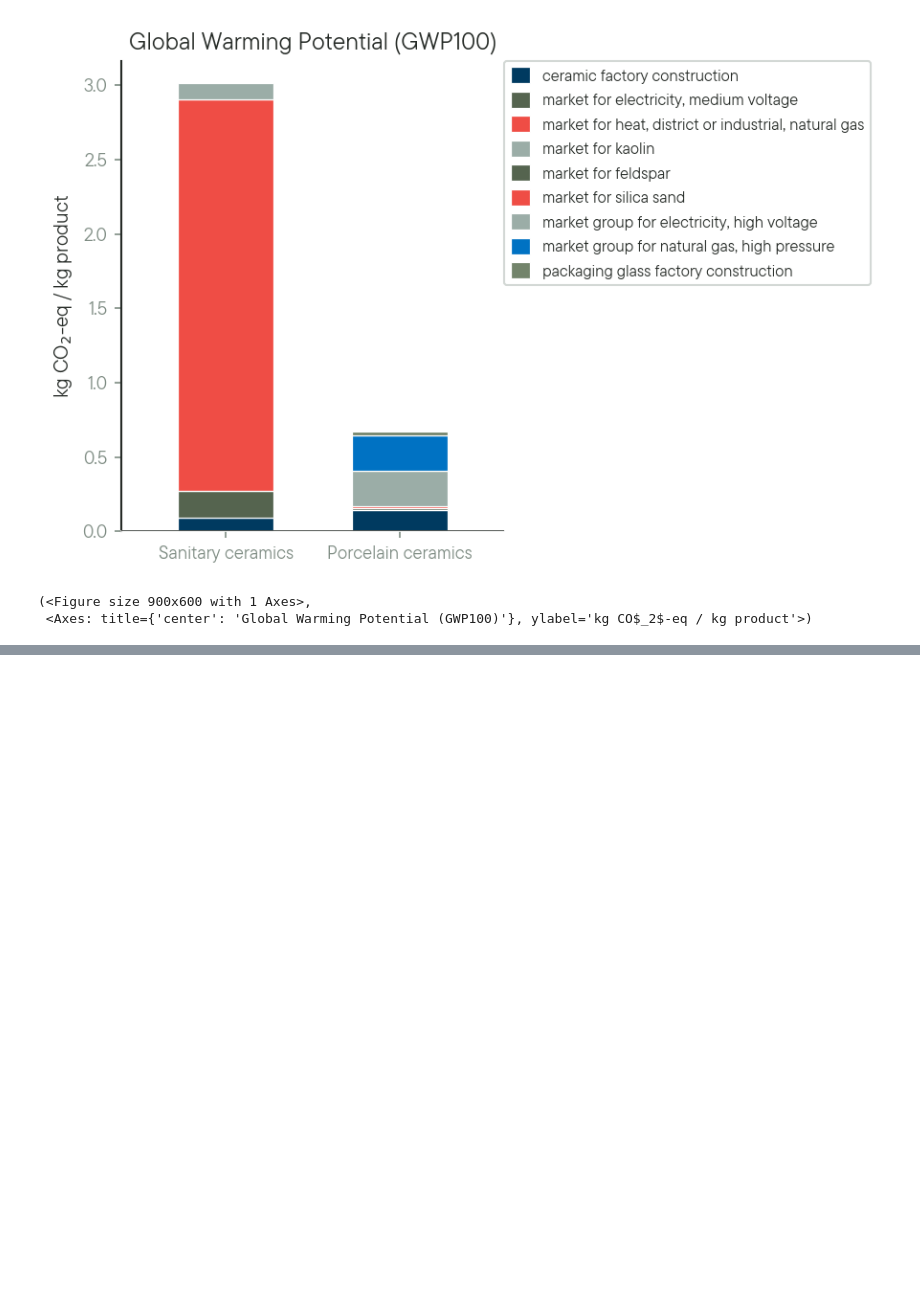
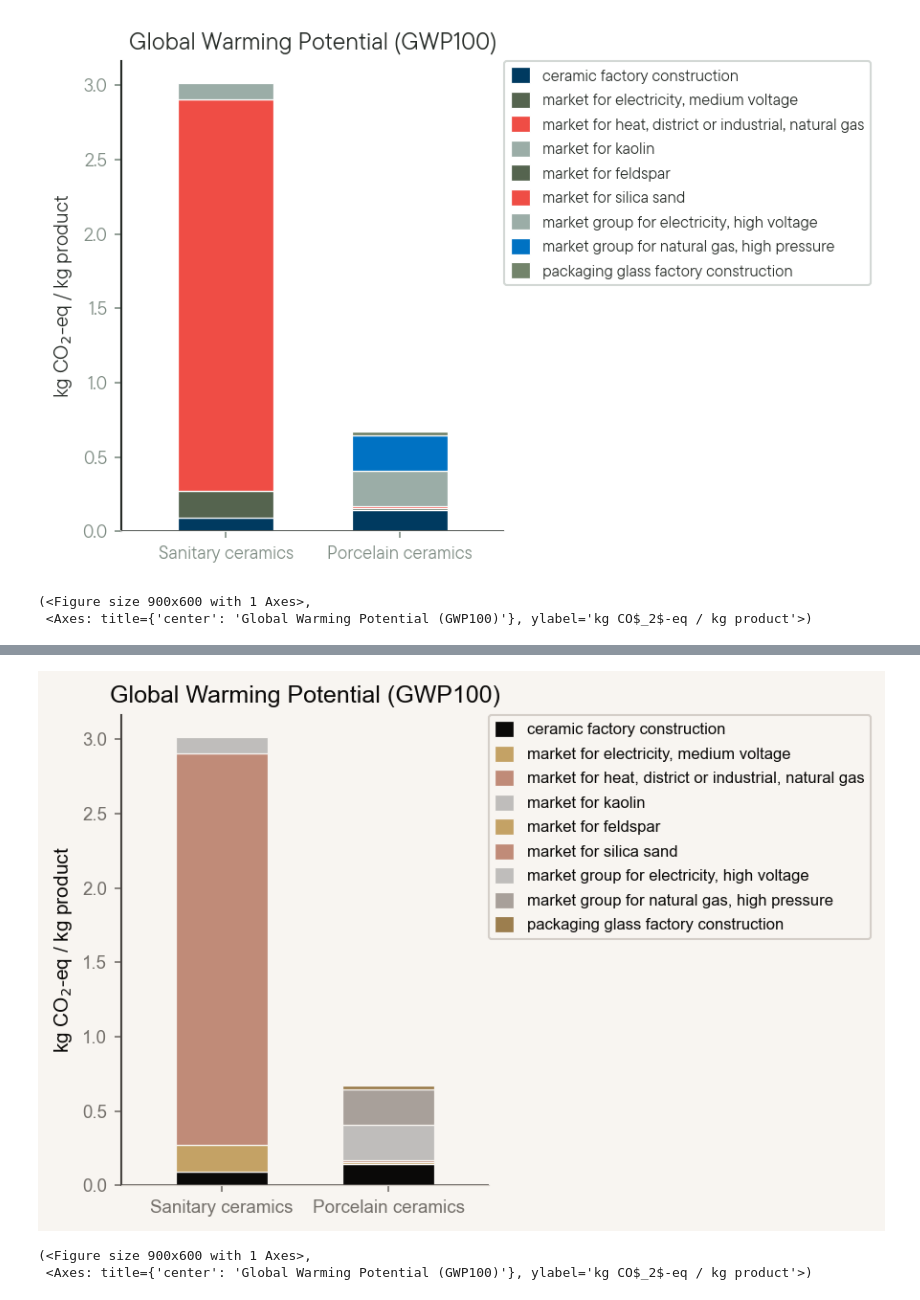
Before and after one commit to tfweber/LCA_Toolbox, a Jupyter notebook: 06_Functional_Graph_Builder.ipynb, the cells around one changed output, grey strips where cells are left out. Drawn from its saved outputs; the diff is of its cells as text; code cells hidden in the pictures; blank space fills up the shorter version.

```diff
--- a/06_Functional_Graph_Builder.ipynb
+++ b/06_Functional_Graph_Builder.ipynb
@@ -521,0 +684,13 @@ plot_lca_stacked(
+# %%
+plot_stoff_stacked(
+    sanitary_ceramics_ca,
+    porcelain_ceramics_ca,
+    labels=["Sanitary ceramics", "Porcelain ceramics"],
+    title="Global Warming Potential (GWP100)",
+    unit="kg CO$_2$-eq / kg product",
+    figsize=(6, 4),
+)
+# %% [output]
+[figure, added]
+(<Figure size 900x600 with 1 Axes>,
+ <Axes: title={'center': 'Global Warming Potential (GWP100)'}, ylabel='kg CO$_2$-eq / kg product'>)
```
Also changed, not shown: parts of 6 cells of this notebook.
